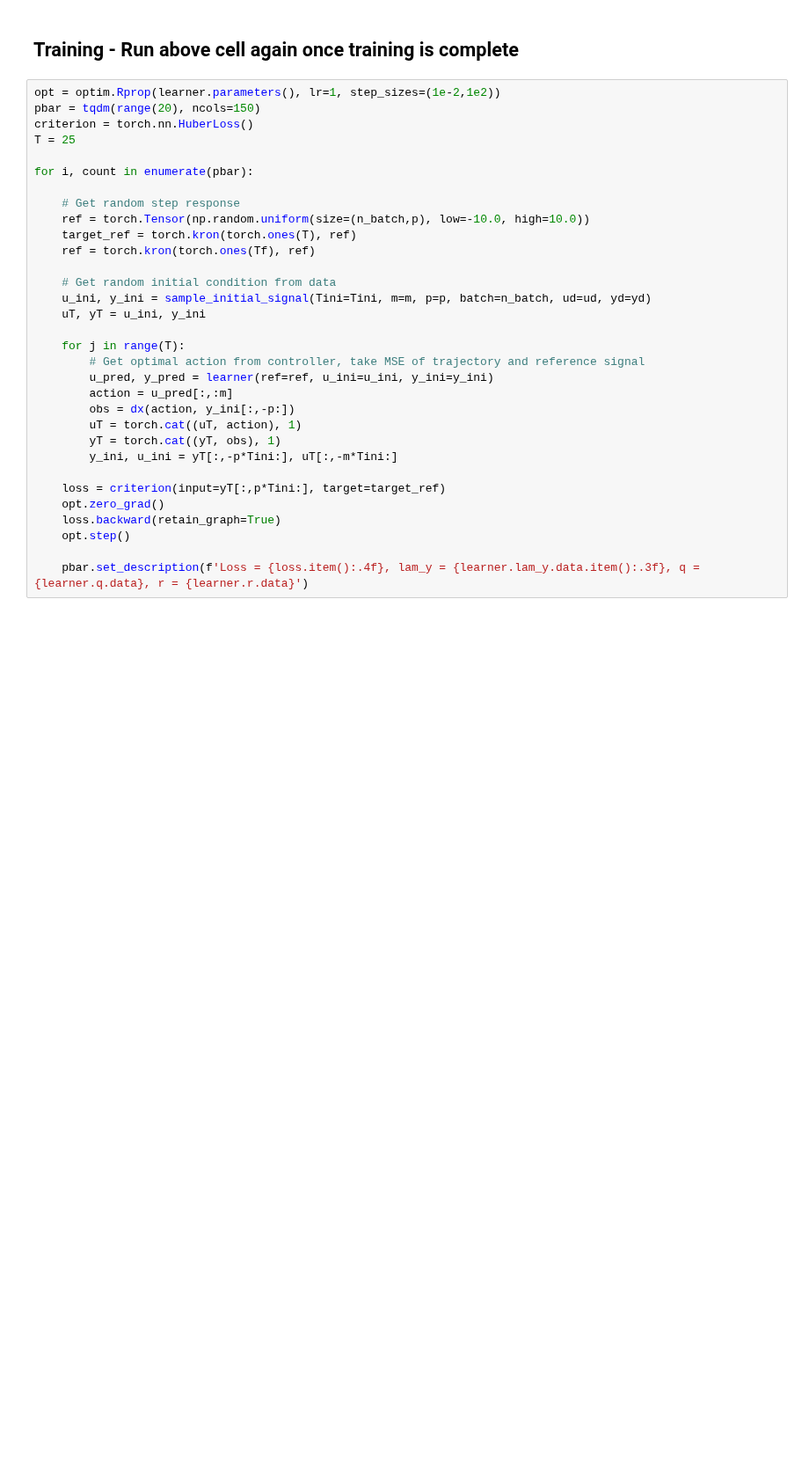
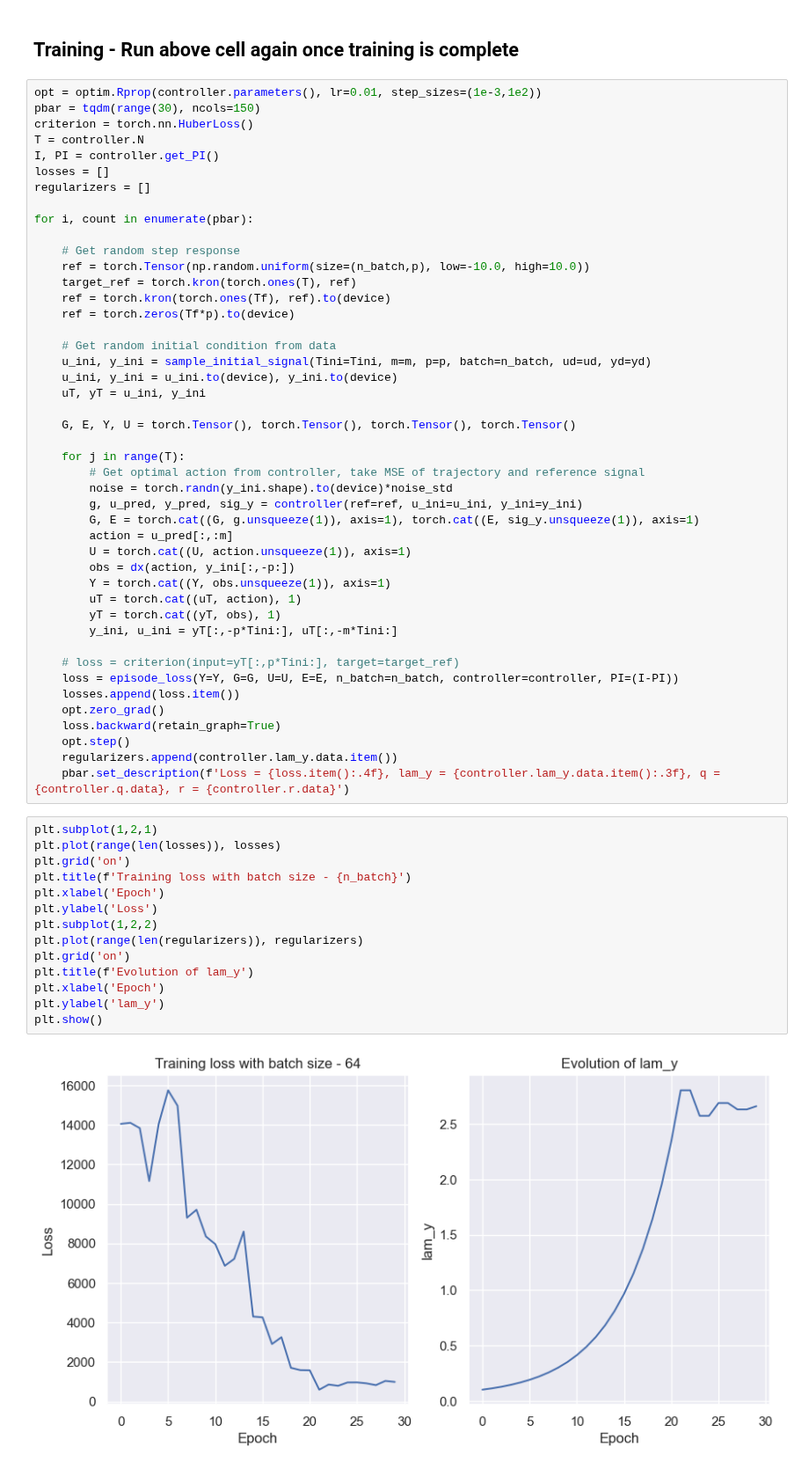
Before and after one commit to michael-cummins/DeePC-HUNT, a Jupyter notebook: src/il-deepc.ipynb, the cells around one changed output. Shown at 88% size. Saved outputs shown, nothing was run; the diff lists cells and outputs as text; blank space fills up the shorter version.

```diff
--- a/src/il-deepc.ipynb
+++ b/src/il-deepc.ipynb
@@ -132,34 +70,63 @@ plt.show()
 # %% [markdown]
 ## Training - Run above cell again once training is complete
 # %%
-opt = optim.Rprop(learner.parameters(), lr=1, step_sizes=(1e-2,1e2))
-pbar = tqdm(range(20), ncols=150)
+opt = optim.Rprop(controller.parameters(), lr=0.01, step_sizes=(1e-3,1e2))
+pbar = tqdm(range(30), ncols=150)
 criterion = torch.nn.HuberLoss()
-T = 25
+T = controller.N
+I, PI = controller.get_PI()
+losses = []
+regularizers = []
 
 for i, count in enumerate(pbar):
 
     # Get random step response
     ref = torch.Tensor(np.random.uniform(size=(n_batch,p), low=-10.0, high=10.0))
     target_ref = torch.kron(torch.ones(T), ref)
-    ref = torch.kron(torch.ones(Tf), ref)
+    ref = torch.kron(torch.ones(Tf), ref).to(device)
+    ref = torch.zeros(Tf*p).to(device)
 
     # Get random initial condition from data
     u_ini, y_ini = sample_initial_signal(Tini=Tini, m=m, p=p, batch=n_batch, ud=ud, yd=yd)
+    u_ini, y_ini = u_ini.to(device), y_ini.to(device)
     uT, yT = u_ini, y_ini
+
+    G, E, Y, U = torch.Tensor(), torch.Tensor(), torch.Tensor(), torch.Tensor()
 
     for j in range(T):
         # Get optimal action from controller, take MSE of trajectory and reference signal
-        u_pred, y_pred = learner(ref=ref, u_ini=u_ini, y_ini=y_ini)
+        noise = torch.randn(y_ini.shape).to(device)*noise_std
+        g, u_pred, y_pred, sig_y = controller(ref=ref, u_ini=u_ini, y_ini=y_ini)
+        G, E = torch.cat((G, g.unsqueeze(1)), axis=1), torch.cat((E, sig_y.unsqueeze(1)), axis=1)
         action = u_pred[:,:m]
+        U = torch.cat((U, action.unsqueeze(1)), axis=1)
         obs = dx(action, y_ini[:,-p:])
+        Y = torch.cat((Y, obs.unsqueeze(1)), axis=1)
         uT = torch.cat((uT, action), 1)
         yT = torch.cat((yT, obs), 1)
         y_ini, u_ini = yT[:,-p*Tini:], uT[:,-m*Tini:]
 
-    loss = criterion(input=yT[:,p*Tini:], target=target_ref)
+    # loss = criterion(input=yT[:,p*Tini:], target=target_ref)
+    loss = episode_loss(Y=Y, G=G, U=U, E=E, n_batch=n_batch, controller=controller, PI=(I-PI))
+    losses.append(loss.item())
     opt.zero_grad()
     loss.backward(retain_graph=True)
     opt.step()
-
-    pbar.set_description(f'Loss = {loss.item():.4f}, lam_y = {learner.lam_y.data.item():.3f}, q = {learner.q.data}, r = {learner.r.data}')
+    regularizers.append(controller.lam_y.data.item())
+    pbar.set_description(f'Loss = {loss.item():.4f}, lam_y = {controller.lam_y.data.item():.3f}, q = {controller.q.data}, r = {controller.r.data}')
+# %%
+plt.subplot(1,2,1)
+plt.plot(range(len(losses)), losses)
+plt.grid('on')
+plt.title(f'Training loss with batch size - {n_batch}')
+plt.xlabel('Epoch')
+plt.ylabel('Loss')
+plt.subplot(1,2,2)
+plt.plot(range(len(regularizers)), regularizers)
+plt.grid('on')
+plt.title(f'Evolution of lam_y')
+plt.xlabel('Epoch')
+plt.ylabel('lam_y')
+plt.show()
+# %% [output]
+[figure, added]
```
Also changed, not shown: parts of 5 cells of this notebook, 3 other files.
